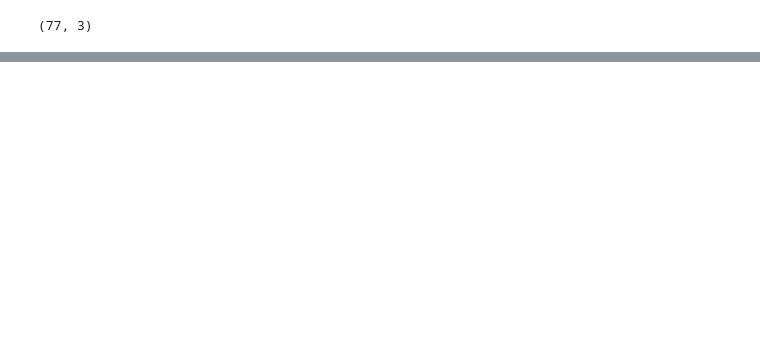
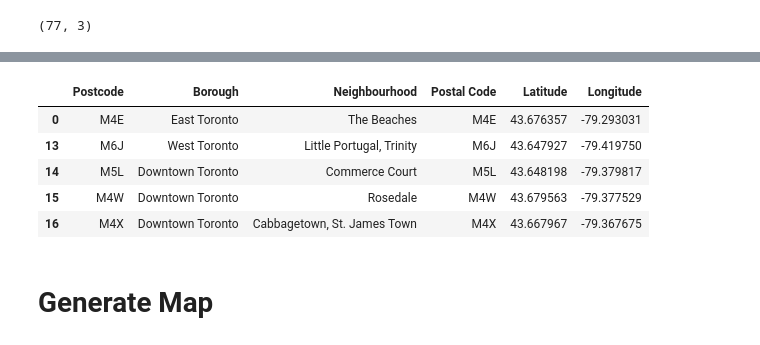
Before and after one commit to ndzelenla/coursera_capstone_project, a Jupyter notebook: Toronto_Neighborhood.ipynb, the cells around one changed output, grey strips where cells are left out. Saved outputs shown, nothing was run; the diff lists cells and outputs as text; code cells hidden in the pictures; blank space fills up the shorter version.

```diff
--- a/Toronto_Neighborhood.ipynb
+++ b/Toronto_Neighborhood.ipynb
@@ -132,0 +204,23 @@ df_toronto.shape
+# %%
+pd.set_option('display.max_columns', None)
+pd.set_option('display.max_rows', None)
+
+import json # library to handle JSON files
+
+#!conda install -c conda-forge geopy --yes # uncomment this line if you haven't completed the Foursquare API lab
+from geopy.geocoders import Nominatim # convert an address into latitude and longitude values
+
+import requests # library to handle requests
+from pandas.io.json import json_normalize # tranform JSON file into a pandas dataframe
+
+# Matplotlib and associated plotting modules
+import matplotlib.cm as cm
+import matplotlib.colors as colors
+
+# import k-means from clustering stage
+from sklearn.cluster import KMeans
+
+!conda install -c conda-forge folium=0.5.0 --yes # uncomment this line if you haven't completed the Foursquare API lab
+import folium # map rendering library
+
+print('Libraries imported.')
@@ -132,0 +236,13 @@ df_toronto.shape
+# %%
+#Filter Canada data to only use boroughs in Toronto
+toronto = df_toronto[df_toronto['Borough'].str.contains('Toronto')]
+toronto.head()
+# %% [output]
+|  | Postcode | Borough | Neighbourhood | Postal Code | Latitude | Longitude |
+| 0 | M4E | East Toronto | The Beaches | M4E | 43.676357 | -79.293031 |
+| 13 | M6J | West Toronto | Little Portugal, Trinity | M6J | 43.647927 | -79.419750 |
+| 14 | M5L | Downtown Toronto | Commerce Court | M5L | 43.648198 | -79.379817 |
+| 15 | M4W | Downtown Toronto | Rosedale | M4W | 43.679563 | -79.377529 |
+| 16 | M4X | Downtown Toronto | Cabbagetown, St. James Town | M4X | 43.667967 | -79.367675 |
+# %% [markdown]
+# Generate Map
```
Also changed, not shown: parts of 24 cells of this notebook.
